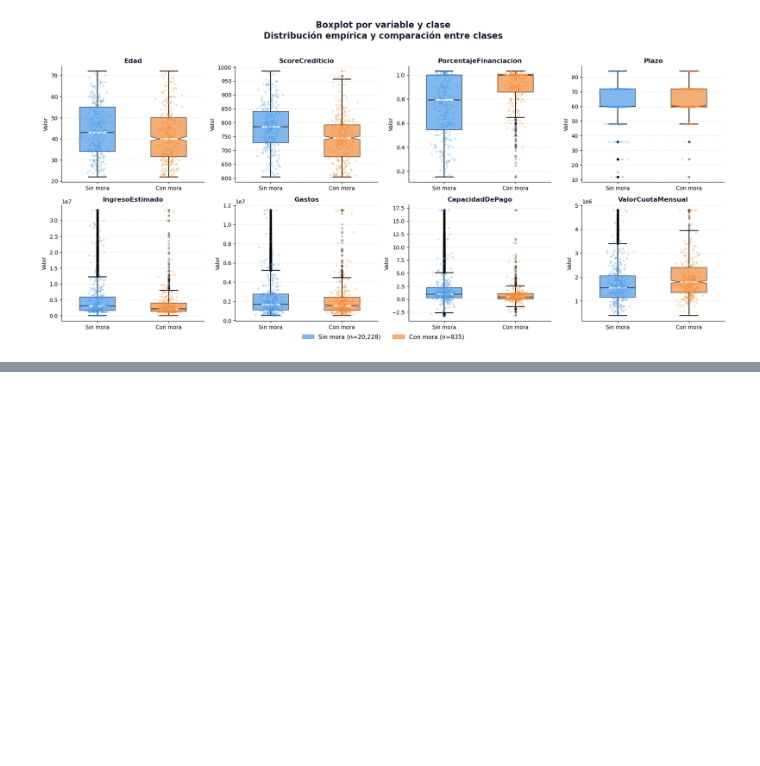
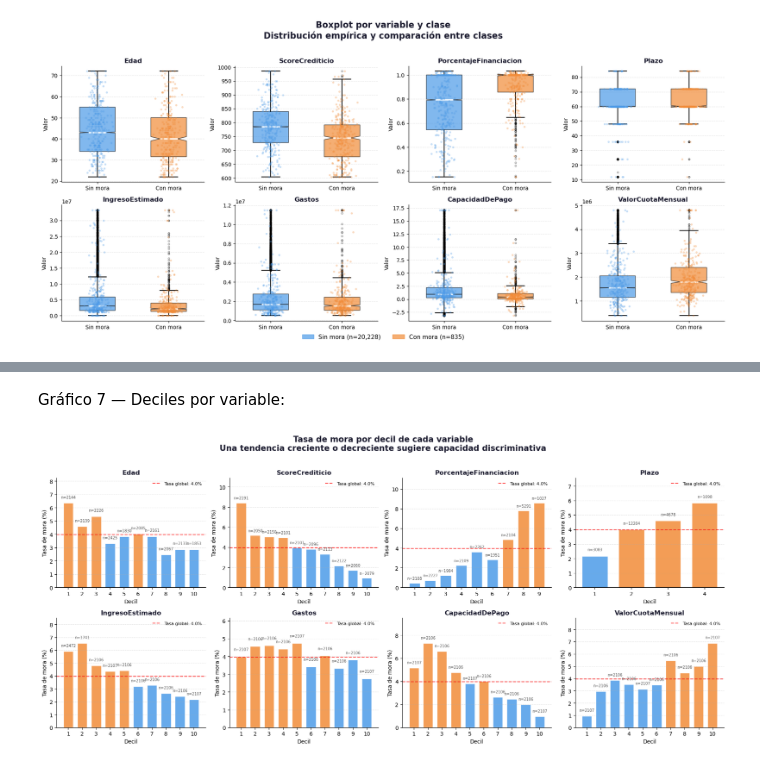
Before and after one commit to yacuervo18/Proyecto_Analitica_III, a Jupyter notebook: src/Modelo_RN_1.ipynb, the cells around one changed output, grey strips where cells are left out. Saved outputs shown, nothing was run; the diff lists cells and outputs as text; code cells hidden in the pictures; blank space fills up the shorter version.

```diff
--- a/src/Modelo_RN_1.ipynb
+++ b/src/Modelo_RN_1.ipynb
@@ -397,0 +566,62 @@ plt.show()
+# %% [markdown]
+Gráfico 7 — Deciles por variable:
+# %%
+# ── Configuración ─────────────────────────────────────────────────────────
+variables  = ['Edad', 'ScoreCrediticio', 'PorcentajeFinanciacion', 'Plazo',
+              'IngresoEstimado', 'Gastos', 'CapacidadDePago', 'ValorCuotaMensual']
+
+df_plot = df_financiacion.dropna().copy()
+tasa_global = df_plot['M3_30AC'].mean()
+
+# ── Subplots ──────────────────────────────────────────────────────────────
+fig, axes = plt.subplots(2, 4, figsize=(18, 8))
+axes = axes.flatten()
+
+fig.suptitle('Tasa de mora por decil de cada variable\nUna tendencia creciente o decreciente sugiere capacidad discriminativa',
+             fontsize=15, fontweight='bold', color='#1a1a2e', y=1.02)
+
+for i, var in enumerate(variables):
+    ax = axes[i]
+
+    # Calcular deciles
+    df_plot['decil'] = pd.qcut(df_plot[var], q=10,
+                                labels=False, duplicates='drop') + 1
+    resumen = df_plot.groupby('decil')['M3_30AC'].agg(['mean', 'count']).reset_index()
+    resumen.columns = ['decil', 'tasa_mora', 'n']
+    resumen['tasa_mora'] = resumen['tasa_mora'] * 100
+
+    # Barras con gradiente de color según tasa
+    colores_decil = ['#F28C38' if t > tasa_global * 100 else '#4C9BE8'
+                     for t in resumen['tasa_mora']]
+
+    bars = ax.bar(resumen['decil'], resumen['tasa_mora'],
+                  color=colores_decil, edgecolor='white',
+                  linewidth=1, alpha=0.85, width=0.7)
+
+    # Etiqueta n encima de cada barra
+    for bar, (_, row) in zip(bars, resumen.iterrows()):
+        ax.text(bar.get_x() + bar.get_width() / 2,
+                bar.get_height() + 0.3,
+                f"n={int(row['n'])}",
+                ha='center', va='bottom', fontsize=7,
+                color='#555')
+
+    # Línea tasa global
+    ax.axhline(tasa_global * 100, color='red', linestyle='--',
+               linewidth=1.5, alpha=0.7,
+               label=f'Tasa global: {tasa_global*100:.1f}%')
+
+    ax.set_title(var, fontsize=12, fontweight='bold', color='#1a1a2e')
+    ax.set_xlabel('Decil', fontsize=10)
+    ax.set_ylabel('Tasa de mora (%)', fontsize=10)
+    ax.set_xticks(resumen['decil'])
+    ax.set_ylim(0, resumen['tasa_mora'].max() * 1.3)
+    ax.spines[['top', 'right']].set_visible(False)
+    ax.grid(axis='y', alpha=0.3, linestyle='--')
+    ax.legend(fontsize=8, frameon=False)
+
+plt.tight_layout()
+plt.savefig('grafico7_deciles.png', dpi=150, bbox_inches='tight')
+plt.show()
+# %% [output]
+[figure, added]
```
Also changed, not shown: parts of 8 cells of this notebook, 4 other files.
